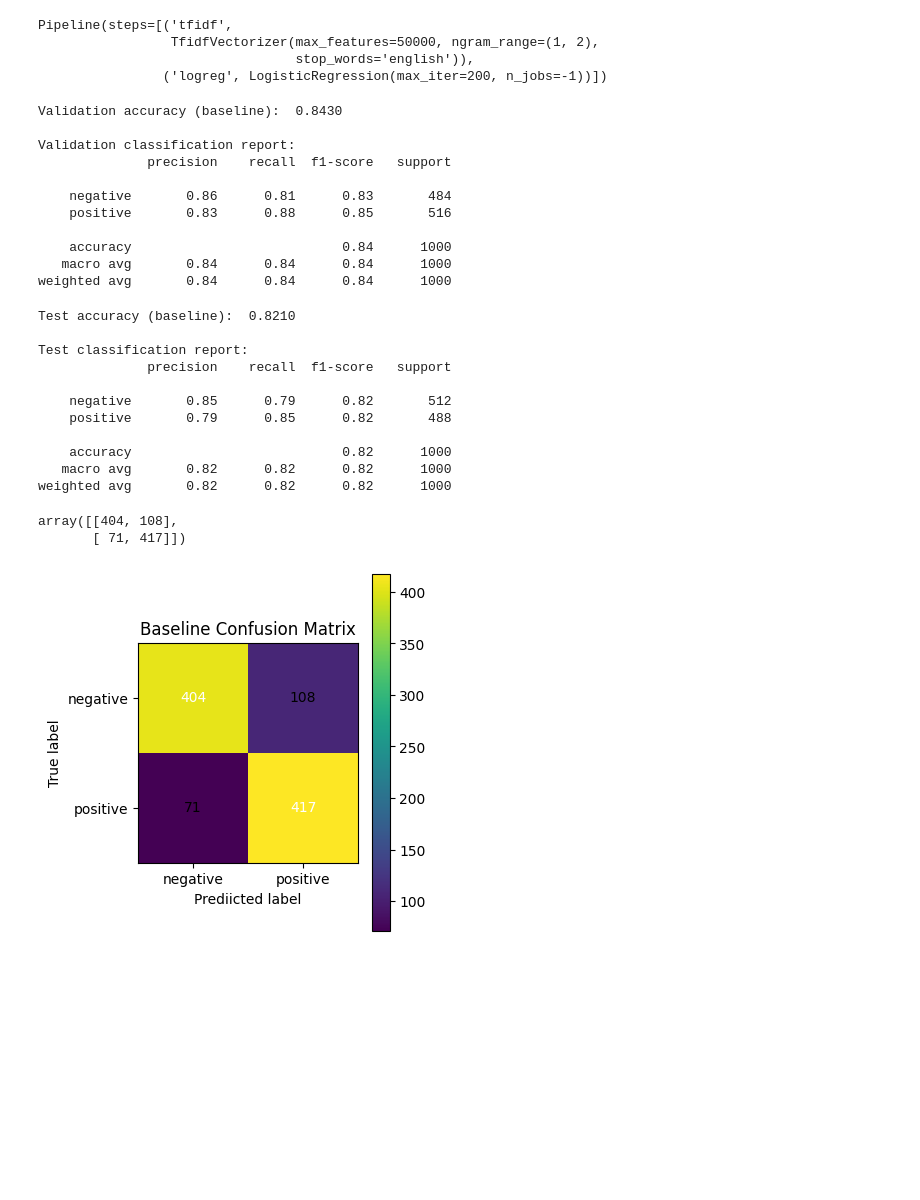
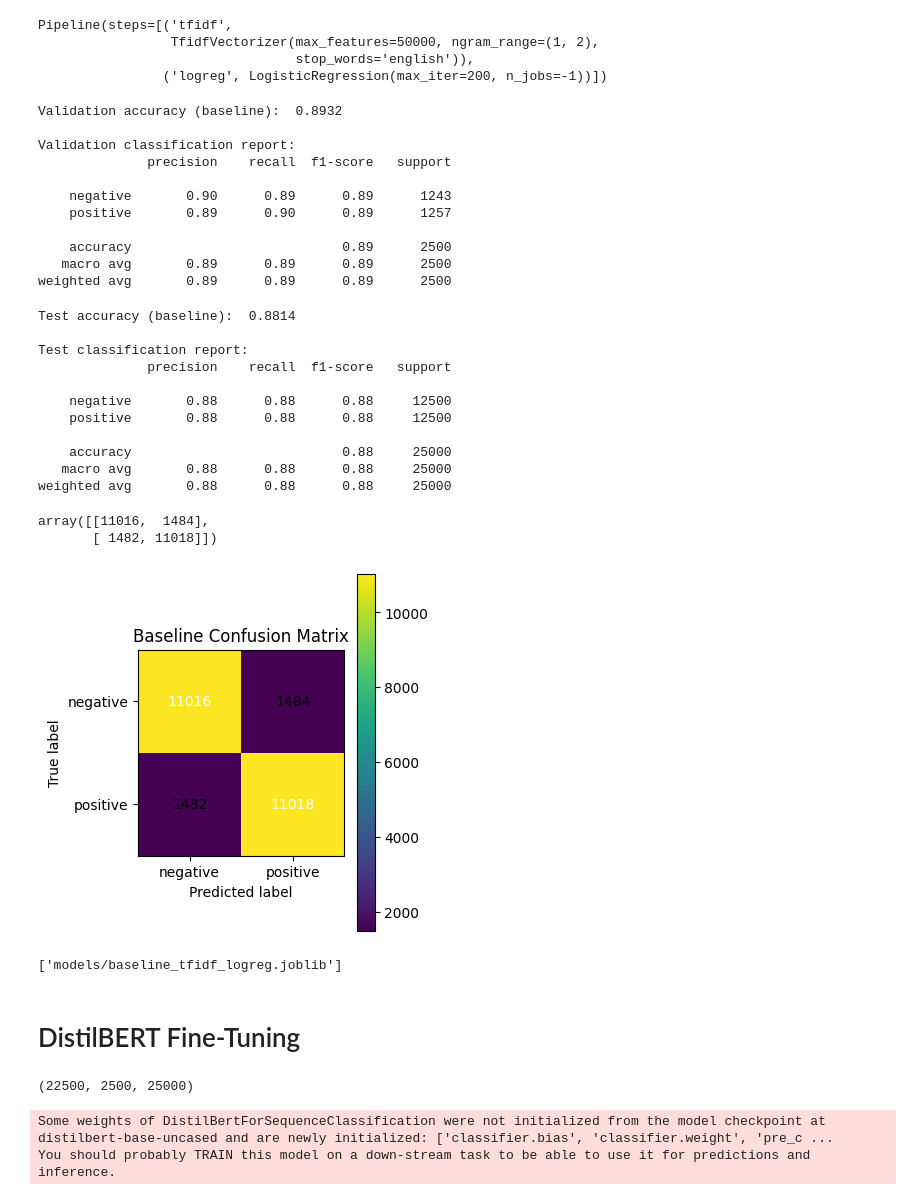
Before and after one commit to kyangleo/STATS-507, a Jupyter notebook: stats507final.ipynb, the cells around one changed output. Saved outputs shown, nothing was run; the diff lists cells and outputs as text; code cells hidden in the pictures; blank space fills up the shorter version.

```diff
--- a/stats507final.ipynb
+++ b/stats507final.ipynb
@@ -145,7 +145,7 @@ small_train, small_valid, small_test
      num_rows: 1000
  }))
 # %%
-USE_SMALL = True
+USE_SMALL = False
 
 if USE_SMALL:
   dataset_train = small_train
@@ -209,17 +209,17 @@ print(f"Validation accuracy (baseline): {acc_valid: .4f}")
 print("\nValidation classification report:")
 print(classification_report(y_valid, y_valid_pred, target_names=["negative", "positive"]))
 # %% [output]
-Validation accuracy (baseline):  0.8430
+Validation accuracy (baseline):  0.8932
 
 Validation classification report:
               precision    recall  f1-score   support
 
-    negative       0.86      0.81      0.83       484
-    positive       0.83      0.88      0.85       516
+    negative       0.90      0.89      0.89      1243
+    positive       0.89      0.90      0.89      1257
 
-    accuracy                           0.84      1000
-   macro avg       0.84      0.84      0.84      1000
-weighted avg       0.84      0.84      0.84      1000
+    accuracy                           0.89      2500
+   macro avg       0.89      0.89      0.89      2500
+weighted avg       0.89      0.89      0.89      2500
 # %%
 y_test_pred = baseline_clf.predict(X_test)
 
@@ -229,17 +229,17 @@ print(f"Test accuracy (baseline): {acc_test: .4f}")
 print("\nTest classification report:")
 print(classification_report(y_test, y_test_pred, target_names=["negative", "positive"]))
 # %% [output]
-Test accuracy (baseline):  0.8210
+Test accuracy (baseline):  0.8814
 
 Test classification report:
               precision    recall  f1-score   support
 
-    negative       0.85      0.79      0.82       512
-    positive       0.79      0.85      0.82       488
+    negative       0.88      0.88      0.88     12500
+    positive       0.88      0.88      0.88     12500
 
-    accuracy                           0.82      1000
-   macro avg       0.82      0.82      0.82      1000
-weighted avg       0.82      0.82      0.82      1000
+    accuracy                           0.88     25000
+   macro avg       0.88      0.88      0.88     25000
+weighted avg       0.88      0.88      0.88     25000
 # %%
 # Confusion Matrix
 import numpy as np
@@ -248,33 +248,57 @@ import matplotlib.pyplot as plt
 cm = confusion_matrix(y_test, y_test_pred)
 cm
 # %% [output]
-array([[404, 108],
-       [ 71, 417]])
+array([[11016,  1484],
+       [ 1482, 11018]])
 # %%
 def plot_confusion_matrix(cm, class_names):
   fig, ax = plt.subplots(figsize=(4,4))
   im = ax.imshow(cm, interpolation="nearest")
   plt.colorbar(im)
 
   ax.set_xticks(np.arange(len(class_names)))
   ax.set_yticks(np.arange(len(class_names)))
   ax.set_xticklabels(class_names)
   ax.set_yticklabels(class_names)
 
-  ax.set_xlabel("Prediicted label")
+  ax.set_xlabel("Predicted label")
   ax.set_ylabel("True label")
   ax.set_title("Baseline Confusion Matrix")
 
   thresh = cm.max() / 2
   for i in range(cm.shape[0]):
     for j in range(cm.shape[1]):
       ax.text(j, i, format(cm[i, j], 'd'),
               ha="center", va="center",
               color="white" if cm[i, j] > thresh else "black")
 
   plt.tight_layout()
   plt.show()
 
 plot_confusion_matrix(cm, ["negative", "positive"])
 # %% [output]
-[figure, old version]
+[figure, new version]
+# %%
+import joblib
+
+os.makedirs("models", exist_ok=True)
+joblib.dump(baseline_clf, "models/baseline_tfidf_logreg.joblib")
+# %% [output]
+['models/baseline_tfidf_logreg.joblib']
+# %% [markdown]
+# DistilBERT Fine-Tuning
+# %%
+USE_SMALL = False
+
+if USE_SMALL:
+    dataset_train = small_train
+    dataset_valid = small_valid
+    dataset_test  = small_test
+else:
+    dataset_train = train_dataset
+    dataset_valid = valid_dataset
+    dataset_test  = test_dataset
+
+len(dataset_train), len(dataset_valid), len(dataset_test)
+# %% [output]
+(22500, 2500, 25000)
@@ -280,0 +315,11 @@ plot_confusion_matrix(cm, ["negative", "positive"])
+# %%
+MODEL_NAME = "distilbert-base-uncased"
+
+tokenizer = AutoTokenizer.from_pretrained(MODEL_NAME)
+model = AutoModelForSequenceClassification.from_pretrained(
+    MODEL_NAME,
+    num_labels=2
+)
+# %% [output]
+Some weights of DistilBertForSequenceClassification were not initialized from the model checkpoint at distilbert-base-uncased and are newly initialized: ['classifier.bias', 'classifier.weight', 'pre_c ...
+You should probably TRAIN this model on a down-stream task to be able to use it for predictions and inference.
```
Also changed, not shown: parts of 16 cells of this notebook.
